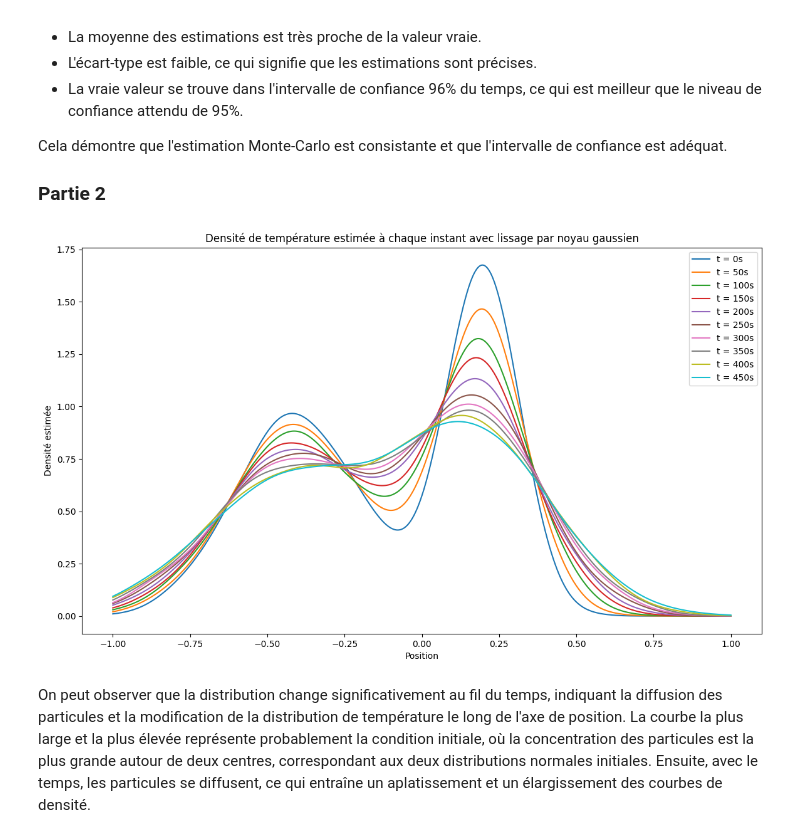
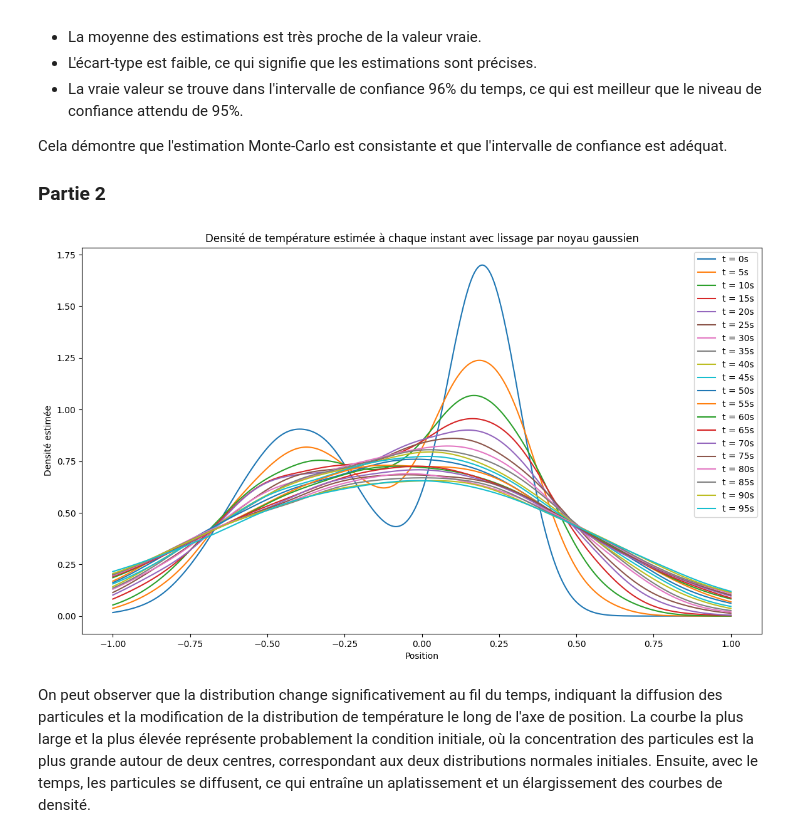
Before and after one commit to malayaan/calcul_sto, a Jupyter notebook: td1/tp_paul.Ipynb, the cells around one changed output. Drawn from its saved outputs; the diff is of its cells as text; code cells hidden in the pictures.

```diff
--- a/td1/tp_paul.Ipynb
+++ b/td1/tp_paul.Ipynb
@@ -290,8 +289,6 @@ Cela démontre que l'estimation Monte-Carlo est consistante et que l'intervalle
 
 ### Partie 2
 # %%
-import numpy as np
-import matplotlib.pyplot as plt
 from scipy.stats import gaussian_kde
 
 # Définition des paramètres de la distribution normale
@@ -301,8 +298,8 @@ p = 0.5  # Probabilité de choisir la première distribution (Bernoulli)
 
 # Nombre de simulations pour l'estimation Monte-Carlo
 N = 10000
-t_final = 500  # Temps final
-dt = 50  # Pas de temps
+t_final = 100  # Temps final
+dt = 5  # Pas de temps
 num_timesteps = int(t_final / dt)  # Nombre d'instants de temps
 
 # Initialiser le tableau pour stocker les positions des particules à chaque instant
@@ -327,34 +324,34 @@ x_values = np.linspace(-1, 1, 1000)  # Pour tracer le profil de température
 temp_profile_t0 = temperature(0, x_values, theta1, theta2, mu1, mu2, sigma1, sigma2, sigma)
 
 # Paramètre de largeur de noyau gaussien spécifié
 bandwidth = 0.2  # Ajustez ce paramètre selon le degré de lissage désiré
 
 # Fonction pour effectuer le lissage par noyau gaussien et estimer la densité
 def estimate_density(positions, bandwidth=0.1):
     kde = gaussian_kde(positions, bw_method=bandwidth)
     return kde
 
 # Estimation et affichage de la densité à chaque instant
 plt.figure(figsize=(14, 8))
 
 # Créer une plage de positions pour l'évaluation de la densité
 x_plot_values = np.linspace(-1, 1, 1000)
 
 for t in range(num_timesteps):
     # Utiliser la fonction estimate_density pour estimer la densité des positions à l'instant t
     kde = estimate_density(positions[:, t], bandwidth)
     density = kde(x_plot_values)
 
     # Tracer la densité estimée pour l'instant t
     plt.plot(x_plot_values, density, label=f't = {t*dt}s')
 
 plt.title('Densité de température estimée à chaque instant avec lissage par noyau gaussien')
 plt.xlabel('Position')
 plt.ylabel('Densité estimée')
 plt.legend()
 plt.show()
 # %% [output]
-[figure, old version]
+[figure, new version]
 # %% [markdown]
 On peut observer que la distribution change significativement au fil du temps, indiquant la diffusion des particules et la modification de la distribution de température le long de l'axe de position. La courbe la plus large et la plus élevée représente probablement la condition initiale, où la concentration des particules est la plus grande autour de deux centres, correspondant aux deux distributions normales initiales. Ensuite, avec le temps, les particules se diffusent, ce qui entraîne un aplatissement et un élargissement des courbes de densité.
 # %% [markdown]
```
Also changed, not shown: parts of 15 cells of this notebook, 2 other files.
